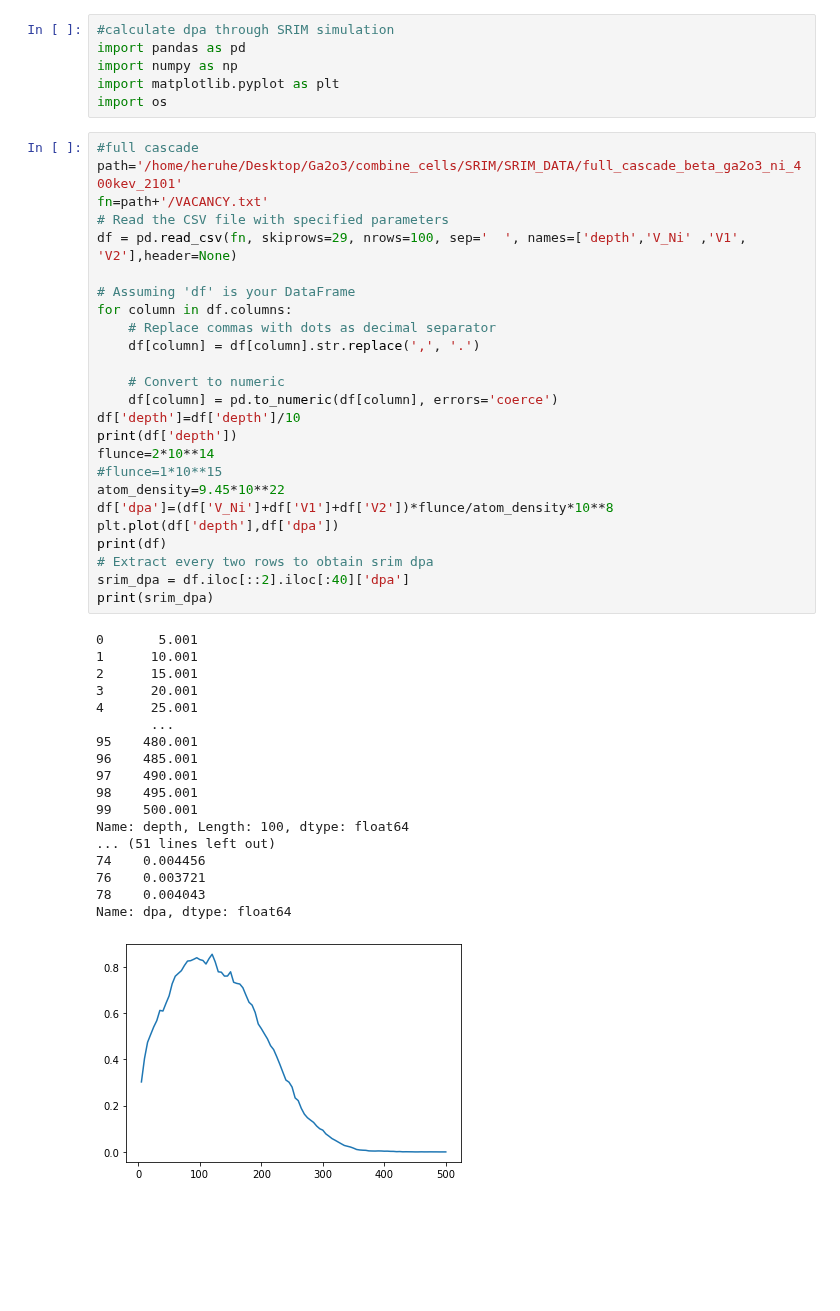
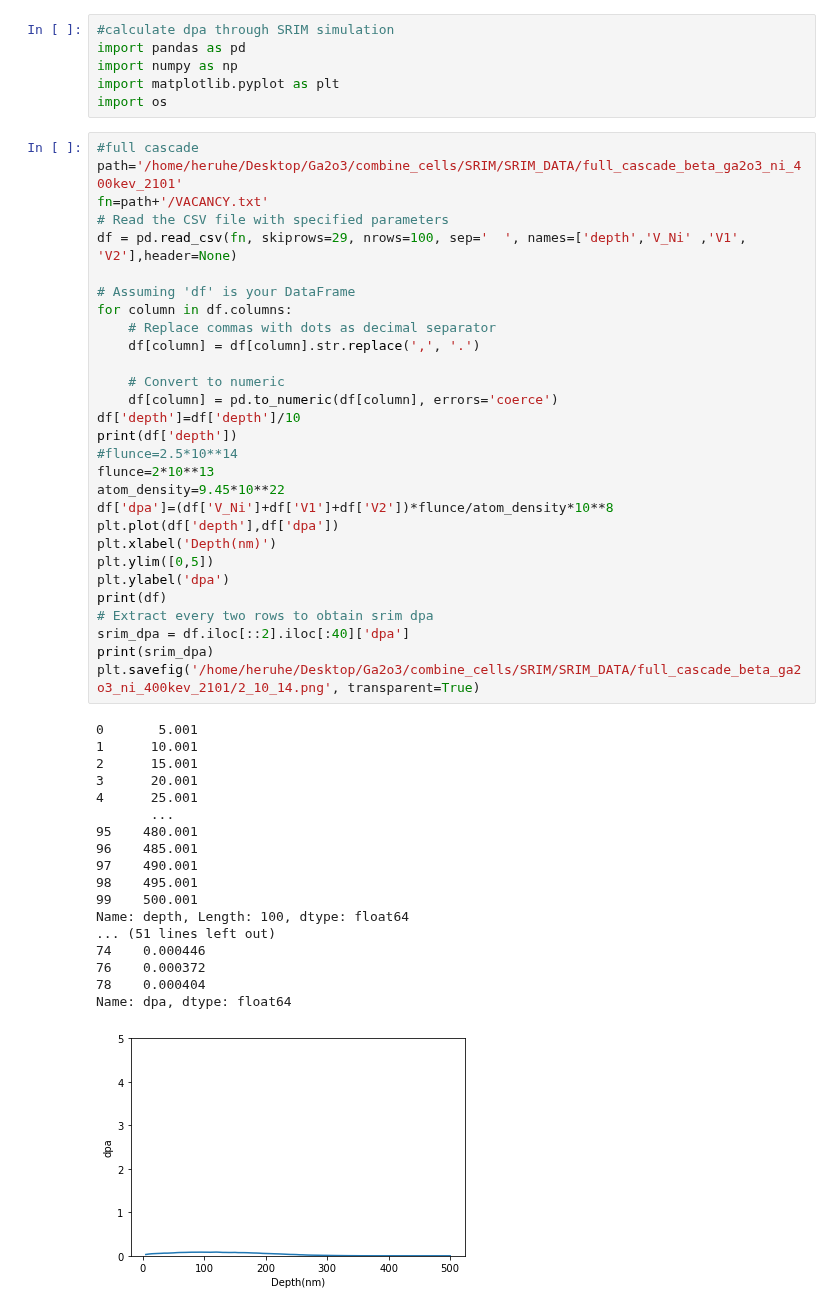
Before and after one commit to HE-RU10/ga2o3, a Jupyter notebook: SRIM_dpa.ipynb, the cells around one changed output. Drawn from its saved outputs; the diff is of its cells as text; blank space fills up the shorter version.

```diff
--- a/SRIM_dpa.ipynb
+++ b/SRIM_dpa.ipynb
@@ -15,36 +15,40 @@ df = pd.read_csv(fn, skiprows=29, nrows=100, sep='  ', names=['depth','V_Ni' ,'V
 for column in df.columns:
     # Replace commas with dots as decimal separator
     df[column] = df[column].str.replace(',', '.')
 
     # Convert to numeric
     df[column] = pd.to_numeric(df[column], errors='coerce')
 df['depth']=df['depth']/10
 print(df['depth'])
-flunce=2*10**14
-#flunce=1*10**15
+#flunce=2.5*10**14
+flunce=2*10**13
 atom_density=9.45*10**22
 df['dpa']=(df['V_Ni']+df['V1']+df['V2'])*flunce/atom_density*10**8
 plt.plot(df['depth'],df['dpa'])
+plt.xlabel('Depth(nm)')
+plt.ylim([0,5])
+plt.ylabel('dpa')
 print(df)
 # Extract every two rows to obtain srim dpa
 srim_dpa = df.iloc[::2].iloc[:40]['dpa']
 print(srim_dpa)
+plt.savefig('/home/heruhe/Desktop/Ga2o3/combine_cells/SRIM/SRIM_DATA/full_cascade_beta_ga2o3_ni_400kev_2101/2_10_14.png', transparent=True)
 # %% [output]
 0       5.001
 1      10.001
 2      15.001
 3      20.001
 4      25.001
        ...
 95    480.001
 96    485.001
 97    490.001
 98    495.001
 99    500.001
 Name: depth, Length: 100, dtype: float64
 ... (51 lines left out)
-74    0.004456
-76    0.003721
-78    0.004043
+74    0.000446
+76    0.000372
+78    0.000404
 Name: dpa, dtype: float64
-[figure, old version]
+[figure, new version]
```
Also changed, not shown: parts of 9 cells of this notebook, 5 other files.
